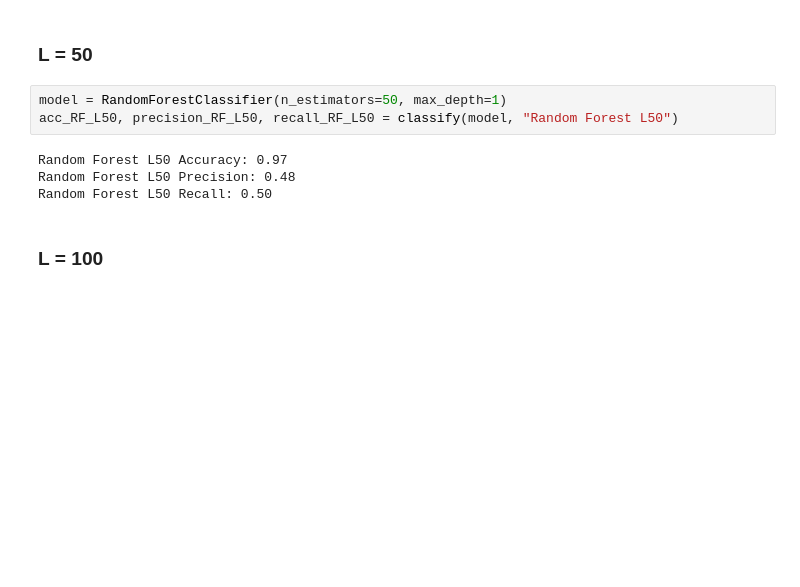
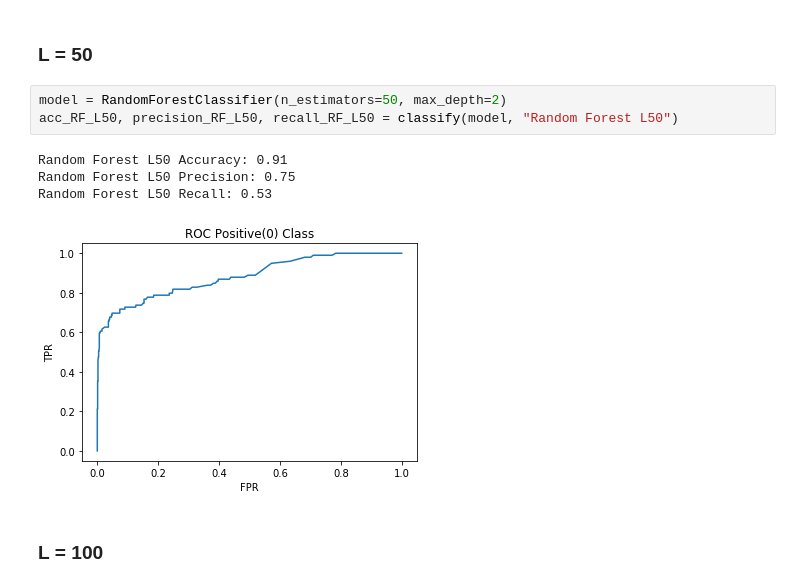
Before and after one commit to hmohebbi/ensembleforImbalance, a Jupyter notebook: Pattern2.ipynb, the cells around one changed output. Cells and saved outputs as stored; diff of their text form; blank space fills up the shorter version.

```diff
--- a/Pattern2.ipynb
+++ b/Pattern2.ipynb
@@ -110,12 +133,13 @@ Random Forest L10 Recall: 0.50
 # %% [markdown]
 ### L = 50
 # %%
-model = RandomForestClassifier(n_estimators=50, max_depth=1)
+model = RandomForestClassifier(n_estimators=50, max_depth=2)
 acc_RF_L50, precision_RF_L50, recall_RF_L50 = classify(model, "Random Forest L50")
 # %% [output]
-Random Forest L50 Accuracy: 0.97
-Random Forest L50 Precision: 0.48
-Random Forest L50 Recall: 0.50
+Random Forest L50 Accuracy: 0.91
+Random Forest L50 Precision: 0.75
+Random Forest L50 Recall: 0.53
+[figure, added]
 # %% [markdown]
 ### L = 100
 # %%
```
Also changed, not shown: parts of 34 cells of this notebook.
